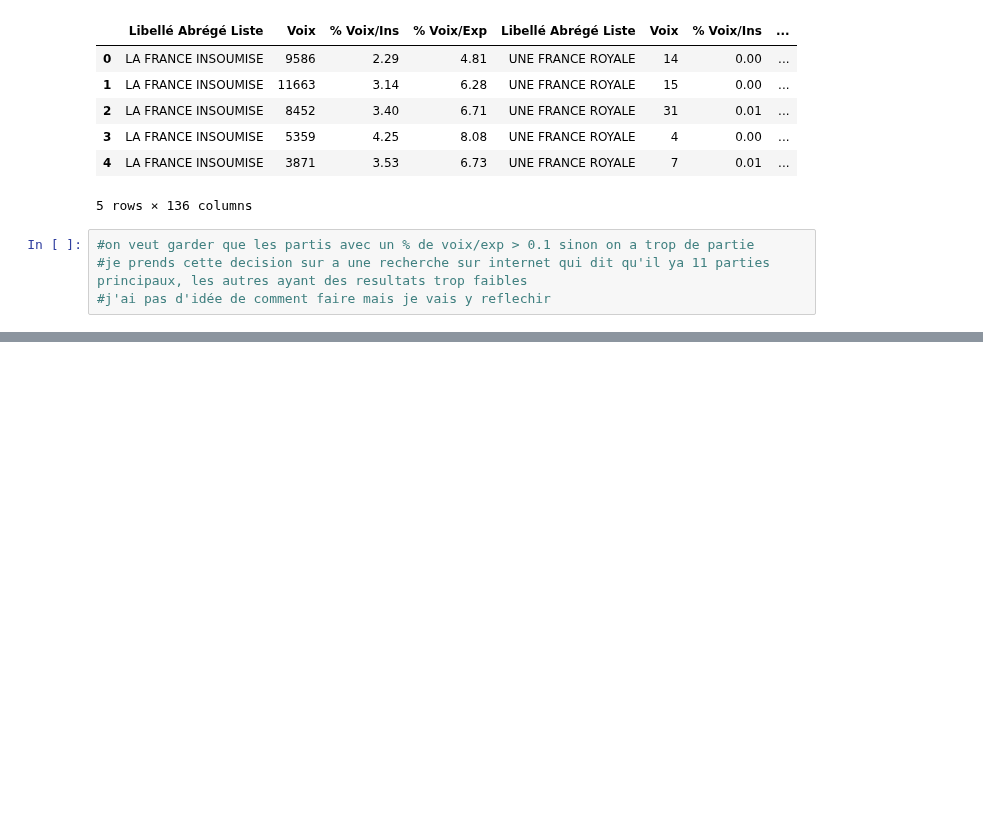
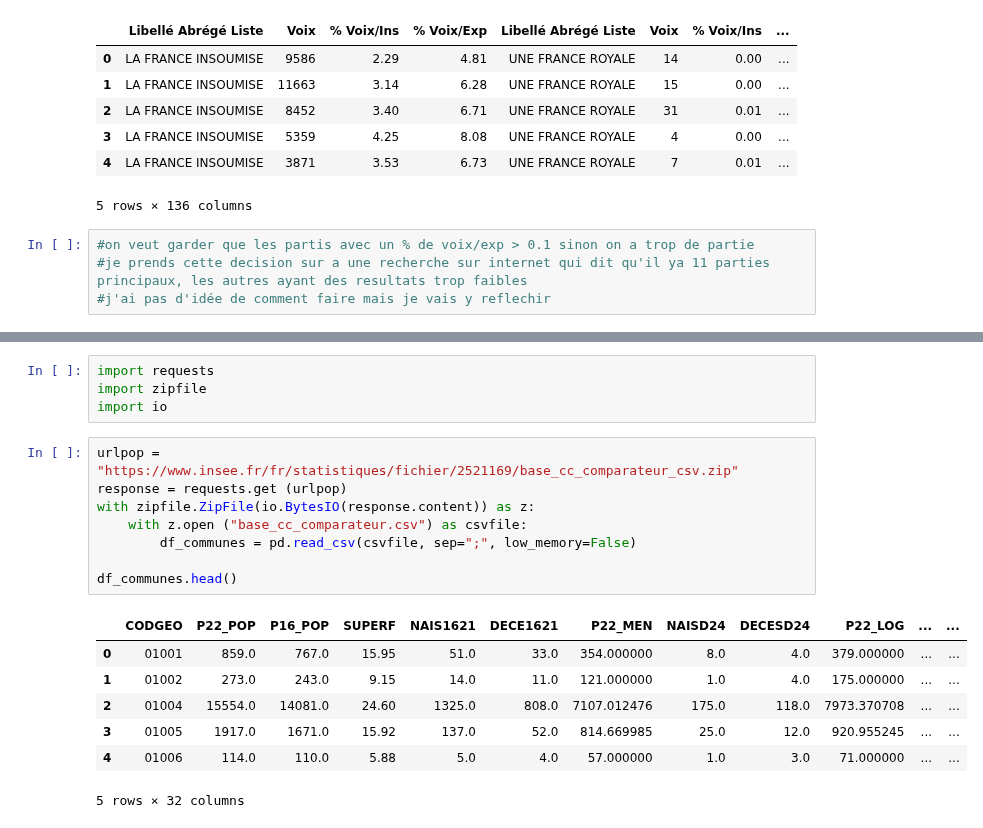
Before and after one commit to zuulaika/Projet-python, a Jupyter notebook: code_principal_z.ipynb, the cells around one changed output, grey strips where cells are left out. Cells and saved outputs as stored; diff of their text form; blank space fills up the shorter version.

```diff
--- a/code_principal_z.ipynb
+++ b/code_principal_z.ipynb
@@ -131,0 +340,20 @@ ee2019_parti_n.head()
+# %%
+import requests
+import zipfile
+import io
+# %%
+urlpop = "https://www.insee.fr/fr/statistiques/fichier/2521169/base_cc_comparateur_csv.zip"
+response = requests.get (urlpop)
+with zipfile.ZipFile(io.BytesIO(response.content)) as z:
+    with z.open ("base_cc_comparateur.csv") as csvfile:
+        df_communes = pd.read_csv(csvfile, sep=";", low_memory=False)
+
+df_communes.head()
+# %% [output]
+|  | CODGEO | P22_POP | P16_POP | SUPERF | NAIS1621 | DECE1621 | P22_MEN | NAISD24 | DECESD24 | P22_LOG | ... | ... |
+| 0 | 01001 | 859.0 | 767.0 | 15.95 | 51.0 | 33.0 | 354.000000 | 8.0 | 4.0 | 379.000000 | ... | ... |
+| 1 | 01002 | 273.0 | 243.0 | 9.15 | 14.0 | 11.0 | 121.000000 | 1.0 | 4.0 | 175.000000 | ... | ... |
+| 2 | 01004 | 15554.0 | 14081.0 | 24.60 | 1325.0 | 808.0 | 7107.012476 | 175.0 | 118.0 | 7973.370708 | ... | ... |
+| 3 | 01005 | 1917.0 | 1671.0 | 15.92 | 137.0 | 52.0 | 814.669985 | 25.0 | 12.0 | 920.955245 | ... | ... |
+| 4 | 01006 | 114.0 | 110.0 | 5.88 | 5.0 | 4.0 | 57.000000 | 1.0 | 3.0 | 71.000000 | ... | ... |
+5 rows × 32 columns
```
Also changed, not shown: parts of 12 cells of this notebook.
